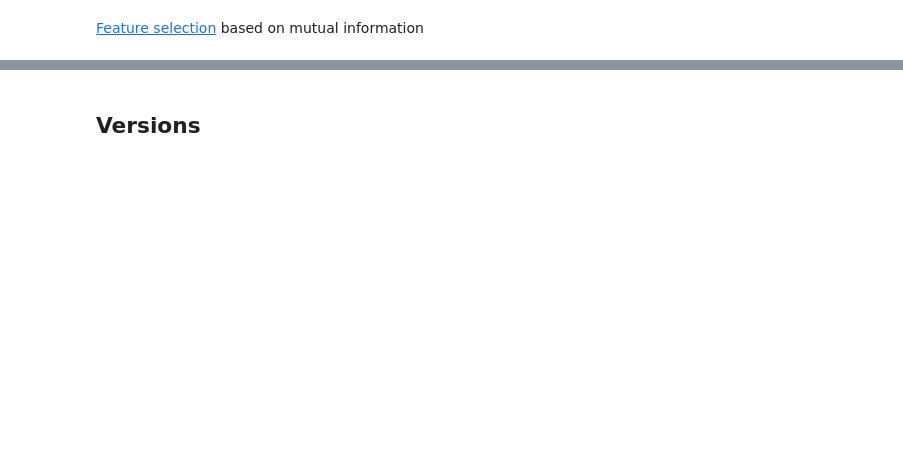
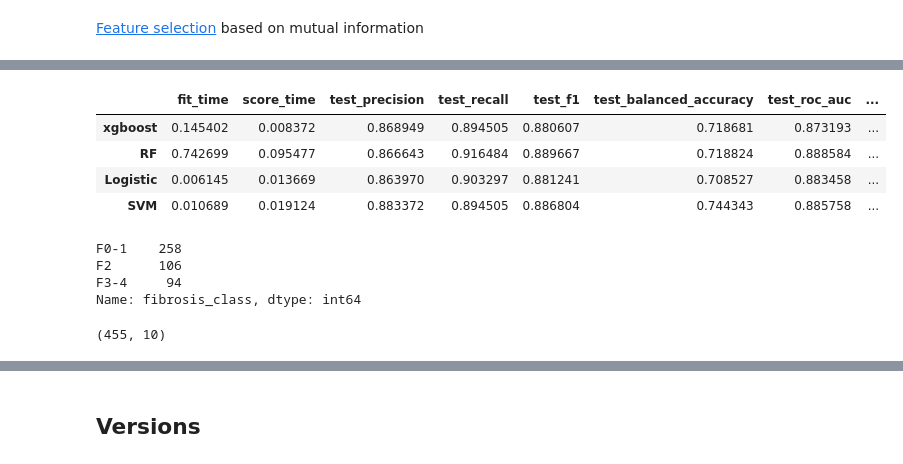
Before and after one commit to llniu/ALD-study, a Jupyter notebook: ald_analysis_hw.ipynb, the cells around one changed output, grey strips where cells are left out. Cells and saved outputs as stored; diff of their text form; code cells hidden in the pictures; blank space fills up the shorter version.

```diff
--- a/ald_analysis_hw.ipynb
+++ b/ald_analysis_hw.ipynb
@@ -316,0 +436,4 @@ X.columns[mask_selection]
+# %%
+mask_feat_selection = k_best.get_support()
+proteins_selected = X.columns[mask_feat_selection]
+key_ProteinID.loc[proteins_selected]
@@ -317,3 +452,18 @@ X.columns[mask_selection]
 # %%
-results_10_best_feat = run_cv_binary(clf_dict, X.loc[:,mask_selection], y=target)
+results_10_best_feat = run_cv_binary(clf_dict, X.loc[:,mask_feat_selection], y=target)
 _get_cv_means(results_10_best_feat)
+# %% [output]
+|  | fit_time | score_time | test_precision | test_recall | test_f1 | test_balanced_accuracy | test_roc_auc | ... |
+| xgboost | 0.145402 | 0.008372 | 0.868949 | 0.894505 | 0.880607 | 0.718681 | 0.873193 | ... |
+| RF | 0.742699 | 0.095477 | 0.866643 | 0.916484 | 0.889667 | 0.718824 | 0.888584 | ... |
+| Logistic | 0.006145 | 0.013669 | 0.863970 | 0.903297 | 0.881241 | 0.708527 | 0.883458 | ... |
+| SVM | 0.010689 | 0.019124 | 0.883372 | 0.894505 | 0.886804 | 0.744343 | 0.885758 | ... |
+# %%
+fibrosis_3c = data_cli.fibrosis_class.astype('category')
+fibrosis_3c = fibrosis_3c.loc[~fibrosis_3c.isna()]
+fibrosis_3c.value_counts()
+# %% [output]
+F0-1    258
+F2      106
+F3-4     94
+Name: fibrosis_class, dtype: int64
@@ -319,0 +473,5 @@ _get_cv_means(results_10_best_feat)
+# %%
+X_selected = X.loc[fibrosis_3c.index, mask_feat_selection]
+X_selected.shape
+# %% [output]
+(455, 10)
```
Also changed, not shown: parts of 30 cells of this notebook.
